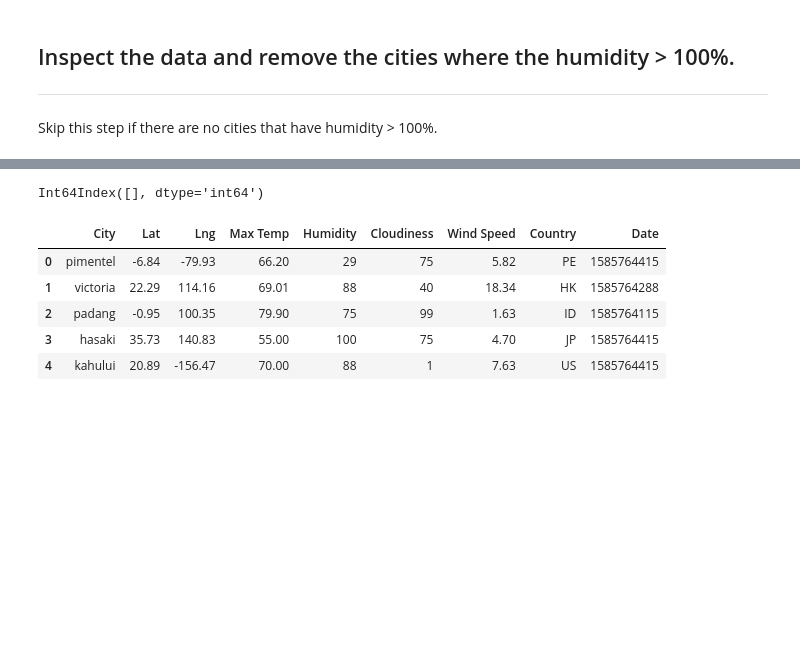
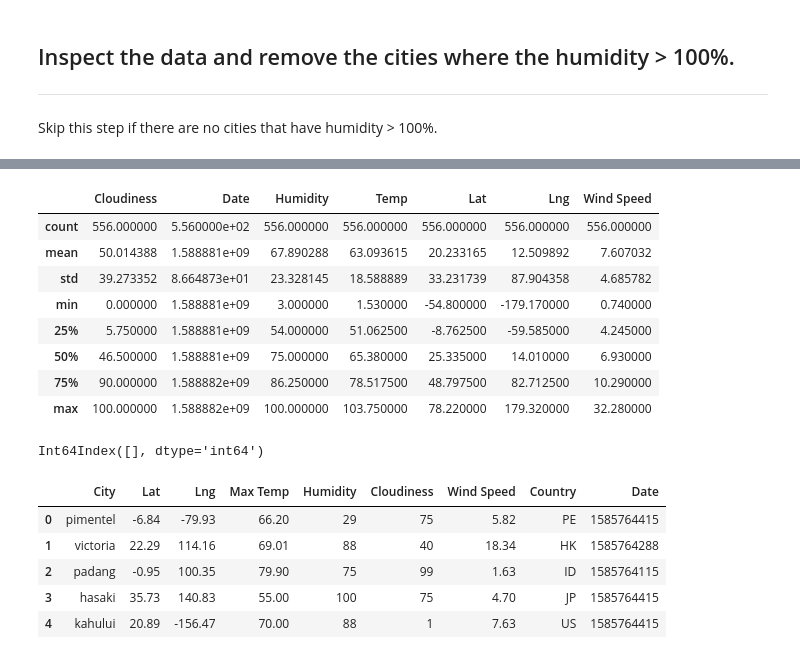
Before and after one commit to nguyenpe17/python-api-challenge-PN, a Jupyter notebook: WeatherPy/WeatherPy.ipynb, the cells around one changed output, grey strips where cells are left out. Drawn from its saved outputs; the diff is of its cells as text; code cells hidden in the pictures; blank space fills up the shorter version.

```diff
--- a/WeatherPy/WeatherPy.ipynb
+++ b/WeatherPy/WeatherPy.ipynb
@@ -134,0 +127,15 @@ Data Retrieval Complete
+# %%
+# create a data frame from cities, temp, humidity, cloudiness and wind speed
+weather_dict = {
+    "City": new_cities,
+    "Cloudiness" : cloudiness,
+    "Country" : country,
+    "Date" : date,
+    "Humidity" : humidity,
+    "Temp": temp,
+    "Lat" : lat,
+    "Lng" : lng,
+    "Wind Speed" : wind
+}
+weather_data = pd.DataFrame(weather_dict)
+weather_data.count()
@@ -150,3 +157,15 @@ Skip this step if there are no cities that have humidity > 100%.
+# %%
+weather_data.describe()
+# %% [output]
+|  | Cloudiness | Date | Humidity | Temp | Lat | Lng | Wind Speed |
+| count | 556.000000 | 5.560000e+02 | 556.000000 | 556.000000 | 556.000000 | 556.000000 | 556.000000 |
+| mean | 50.014388 | 1.588881e+09 | 67.890288 | 63.093615 | 20.233165 | 12.509892 | 7.607032 |
+| std | 39.273352 | 8.664873e+01 | 23.328145 | 18.588889 | 33.231739 | 87.904358 | 4.685782 |
+| min | 0.000000 | 1.588881e+09 | 3.000000 | 1.530000 | -54.800000 | -179.170000 | 0.740000 |
+| 25% | 5.750000 | 1.588881e+09 | 54.000000 | 51.062500 | -8.762500 | -59.585000 | 4.245000 |
+| 50% | 46.500000 | 1.588881e+09 | 75.000000 | 65.380000 | 25.335000 | 14.010000 | 6.930000 |
+| 75% | 90.000000 | 1.588882e+09 | 86.250000 | 78.517500 | 48.797500 | 82.712500 | 10.290000 |
+| max | 100.000000 | 1.588882e+09 | 100.000000 | 103.750000 | 78.220000 | 179.320000 | 32.280000 |
 # %%
 #  Get the indices of cities that have humidity over 100%.
 # %% [output]
```
Also changed, not shown: parts of 3 cells of this notebook.
